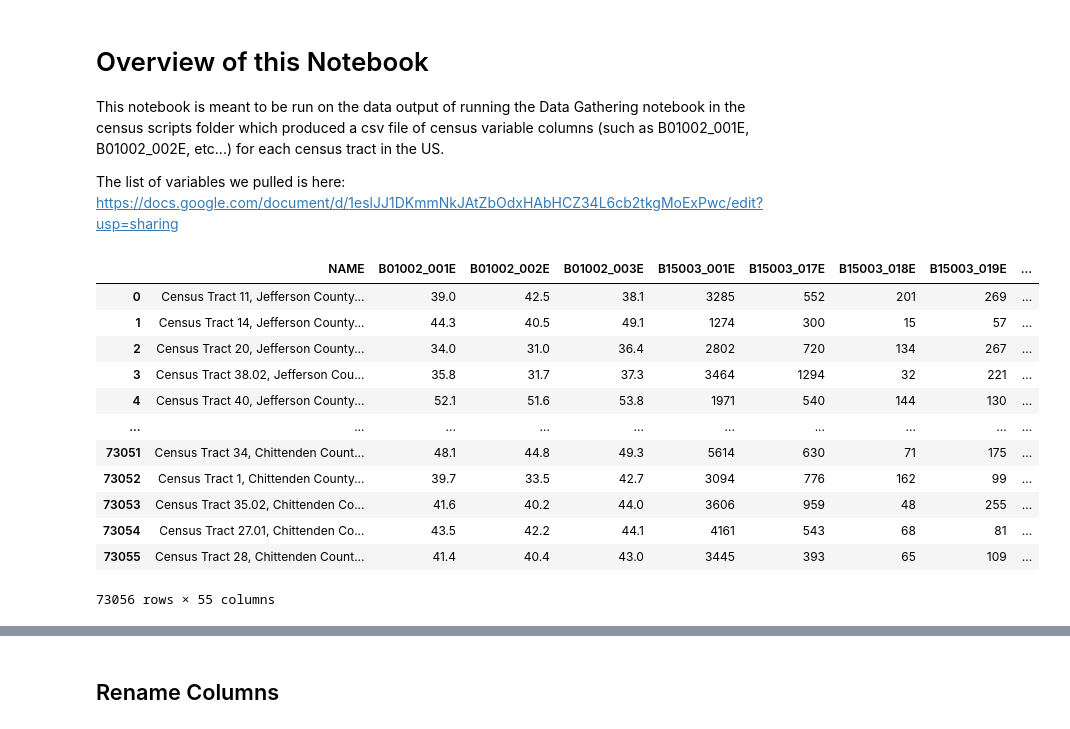
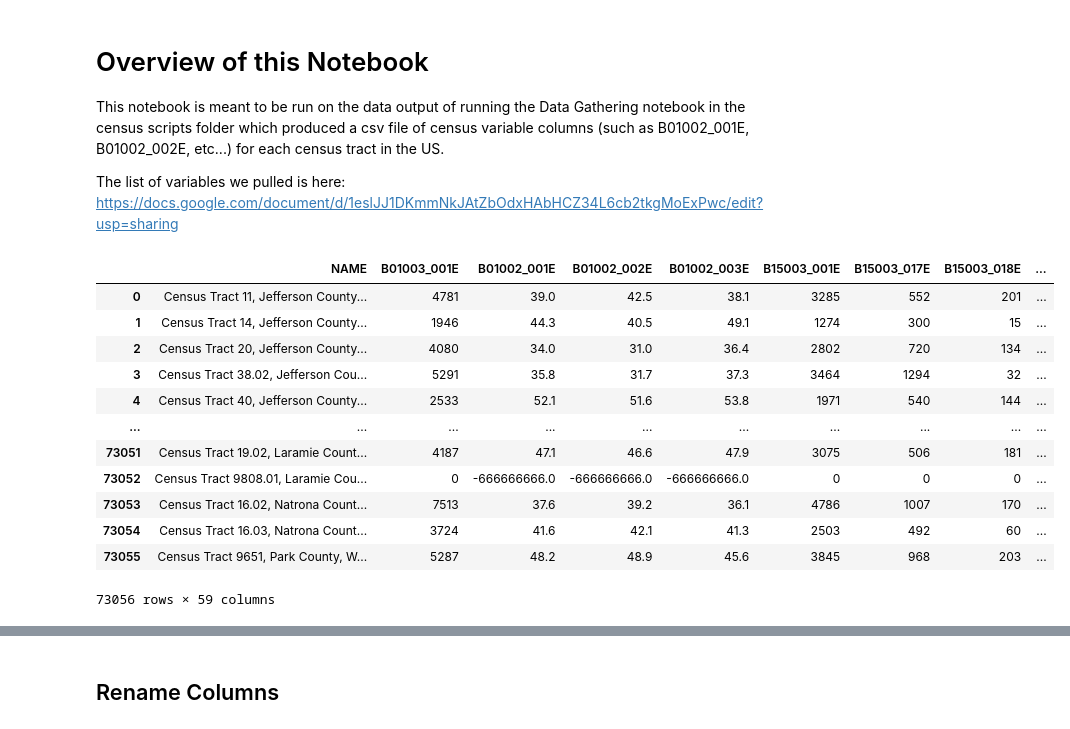
Before and after one commit to jcweaver/broadband-capstone, a Jupyter notebook: notebooks/census_data_cleaning.ipynb, the cells around one changed output, grey strips where cells are left out. Saved outputs shown, nothing was run; the diff lists cells and outputs as text; code cells hidden in the pictures.

```diff
--- a/notebooks/census_data_cleaning.ipynb
+++ b/notebooks/census_data_cleaning.ipynb
@@ -8,19 +8,19 @@ This notebook is meant to be run on the data output of running the Data Gatherin
 
 The list of variables we pulled is here: https://docs.google.com/document/d/1eslJJ1DKmmNkJAtZbOdxHAbHCZ34L6cb2tkgMoExPwc/edit?usp=sharing
 # %%
-data = pd.read_csv("../data/census_data.csv")
+data = pd.read_csv("../data/census_data_2_08.csv")
 data
 # %% [output]
-|  | NAME | B01002_001E | B01002_002E | B01002_003E | B15003_001E | B15003_017E | B15003_018E | B15003_019E | ... |
-| 0 | Census Tract 11, Jefferson County... | 39.0 | 42.5 | 38.1 | 3285 | 552 | 201 | 269 | ... |
-| 1 | Census Tract 14, Jefferson County... | 44.3 | 40.5 | 49.1 | 1274 | 300 | 15 | 57 | ... |
-| 2 | Census Tract 20, Jefferson County... | 34.0 | 31.0 | 36.4 | 2802 | 720 | 134 | 267 | ... |
-| 3 | Census Tract 38.02, Jefferson Cou... | 35.8 | 31.7 | 37.3 | 3464 | 1294 | 32 | 221 | ... |
-| 4 | Census Tract 40, Jefferson County... | 52.1 | 51.6 | 53.8 | 1971 | 540 | 144 | 130 | ... |
+|  | NAME | B01003_001E | B01002_001E | B01002_002E | B01002_003E | B15003_001E | B15003_017E | B15003_018E | ... |
+| 0 | Census Tract 11, Jefferson County... | 4781 | 39.0 | 42.5 | 38.1 | 3285 | 552 | 201 | ... |
+| 1 | Census Tract 14, Jefferson County... | 1946 | 44.3 | 40.5 | 49.1 | 1274 | 300 | 15 | ... |
+| 2 | Census Tract 20, Jefferson County... | 4080 | 34.0 | 31.0 | 36.4 | 2802 | 720 | 134 | ... |
+| 3 | Census Tract 38.02, Jefferson Cou... | 5291 | 35.8 | 31.7 | 37.3 | 3464 | 1294 | 32 | ... |
+| 4 | Census Tract 40, Jefferson County... | 2533 | 52.1 | 51.6 | 53.8 | 1971 | 540 | 144 | ... |
 | ... | ... | ... | ... | ... | ... | ... | ... | ... | ... |
-| 73051 | Census Tract 34, Chittenden Count... | 48.1 | 44.8 | 49.3 | 5614 | 630 | 71 | 175 | ... |
-| 73052 | Census Tract 1, Chittenden County... | 39.7 | 33.5 | 42.7 | 3094 | 776 | 162 | 99 | ... |
-| 73053 | Census Tract 35.02, Chittenden Co... | 41.6 | 40.2 | 44.0 | 3606 | 959 | 48 | 255 | ... |
-| 73054 | Census Tract 27.01, Chittenden Co... | 43.5 | 42.2 | 44.1 | 4161 | 543 | 68 | 81 | ... |
-| 73055 | Census Tract 28, Chittenden Count... | 41.4 | 40.4 | 43.0 | 3445 | 393 | 65 | 109 | ... |
+| 73051 | Census Tract 19.02, Laramie Count... | 4187 | 47.1 | 46.6 | 47.9 | 3075 | 506 | 181 | ... |
+| 73052 | Census Tract 9808.01, Laramie Cou... | 0 | -666666666.0 | -666666666.0 | -666666666.0 | 0 | 0 | 0 | ... |
+| 73053 | Census Tract 16.02, Natrona Count... | 7513 | 37.6 | 39.2 | 36.1 | 4786 | 1007 | 170 | ... |
+| 73054 | Census Tract 16.03, Natrona Count... | 3724 | 41.6 | 42.1 | 41.3 | 2503 | 492 | 60 | ... |
+| 73055 | Census Tract 9651, Park County, W... | 5287 | 48.2 | 48.9 | 45.6 | 3845 | 968 | 203 | ... |
-73056 rows × 55 columns
+73056 rows × 59 columns
```
Also changed, not shown: parts of 8 cells of this notebook, 6 other files.
